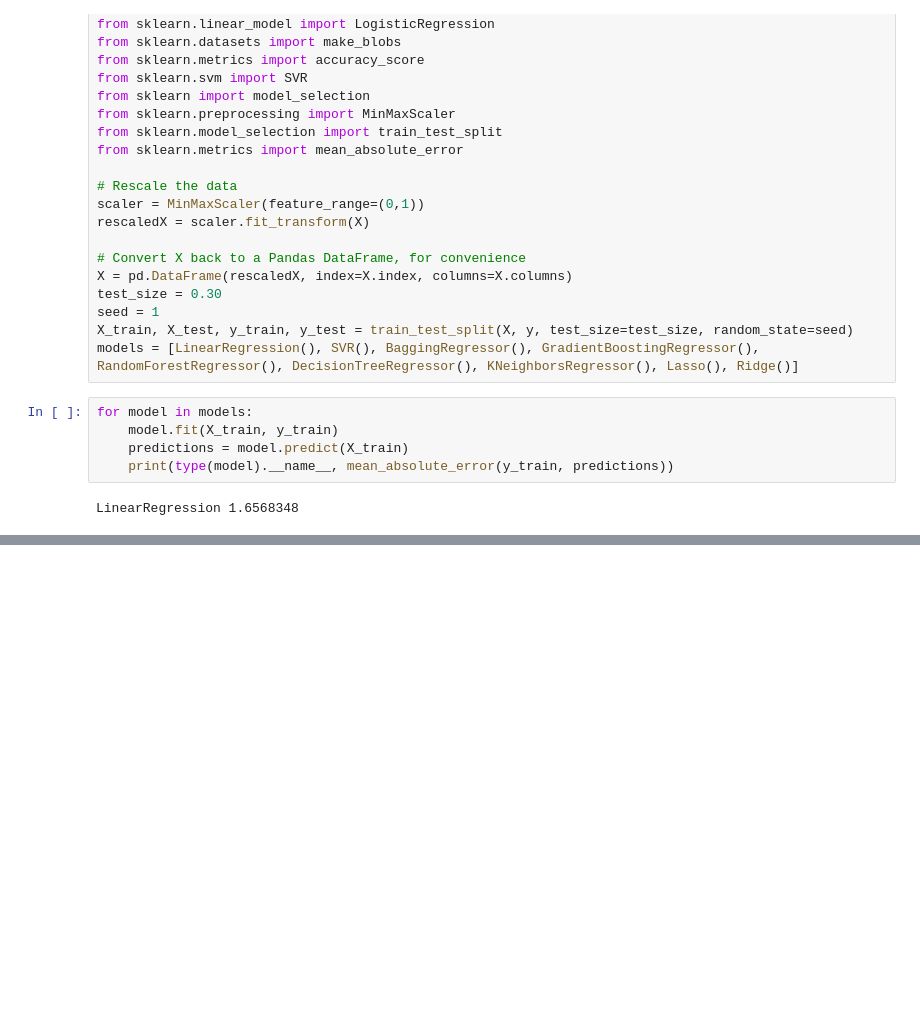
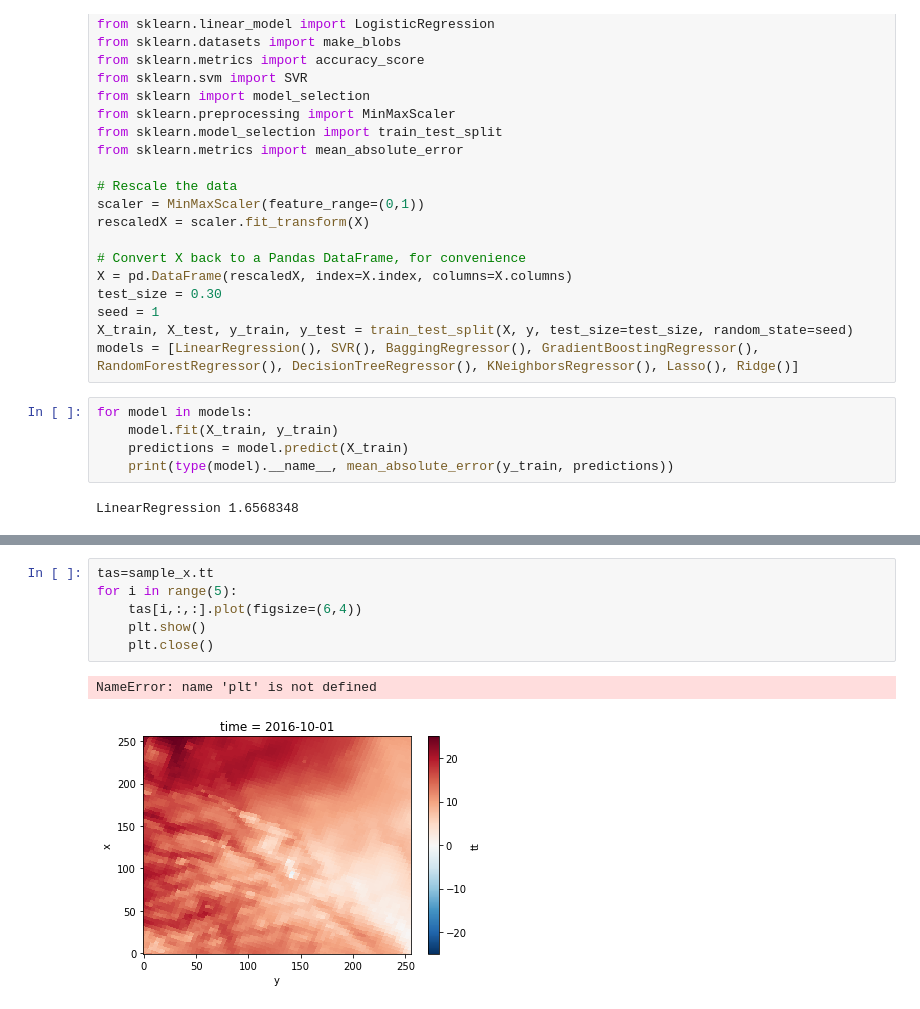
Before and after one commit to AmDeep/AI_LaunchLab_Team3, a Jupyter notebook: Untitled7.ipynb, the cells around one changed output, grey strips where cells are left out. Saved outputs shown, nothing was run; the diff lists cells and outputs as text; blank space fills up the shorter version.

```diff
--- a/Untitled7.ipynb
+++ b/Untitled7.ipynb
@@ -114,0 +126,9 @@ LinearRegression 1.6568348
+# %%
+tas=sample_x.tt
+for i in range(5):
+    tas[i,:,:].plot(figsize=(6,4))
+    plt.show()
+    plt.close()
+# %% [output]
+NameError: name 'plt' is not defined
+[figure, added]
```
Also changed, not shown: parts of 2 cells of this notebook.
